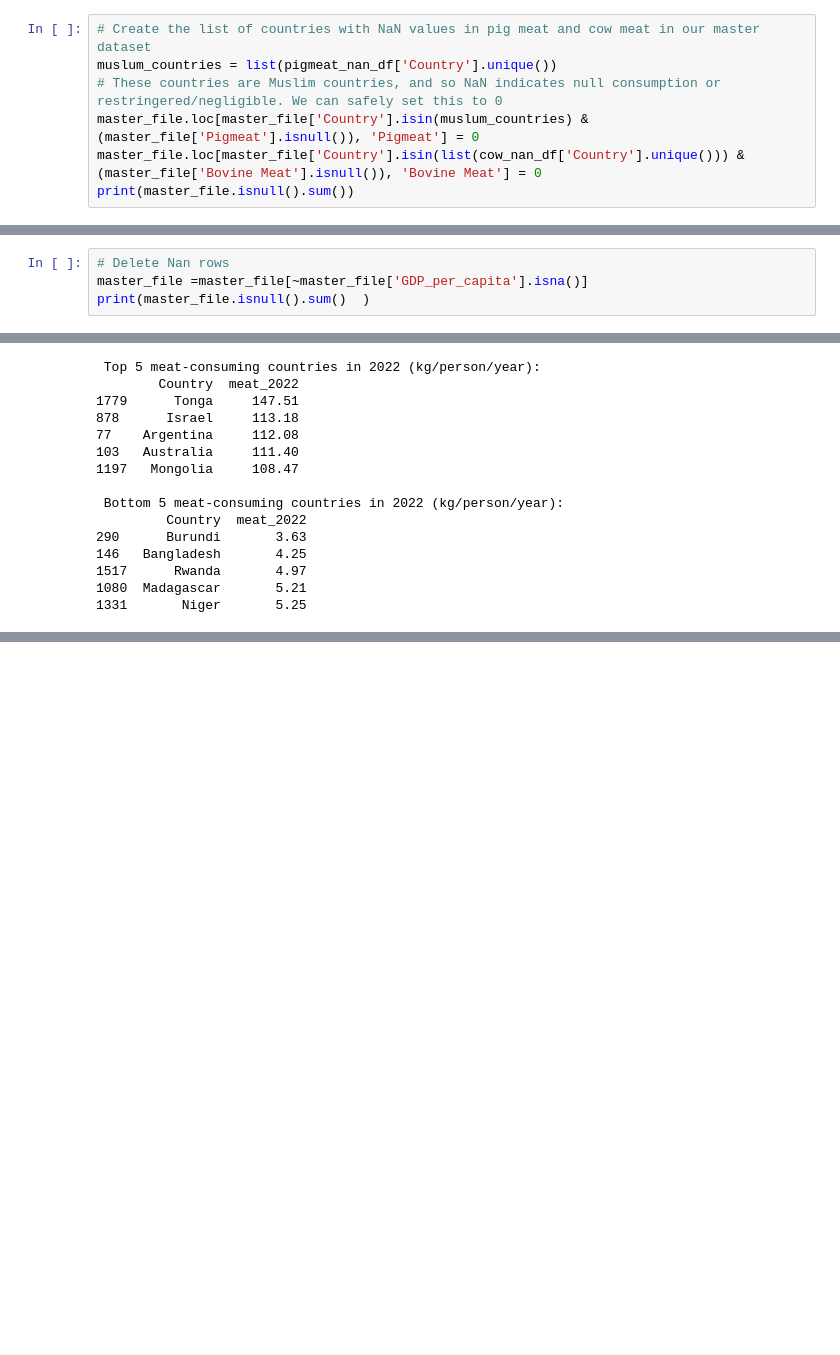
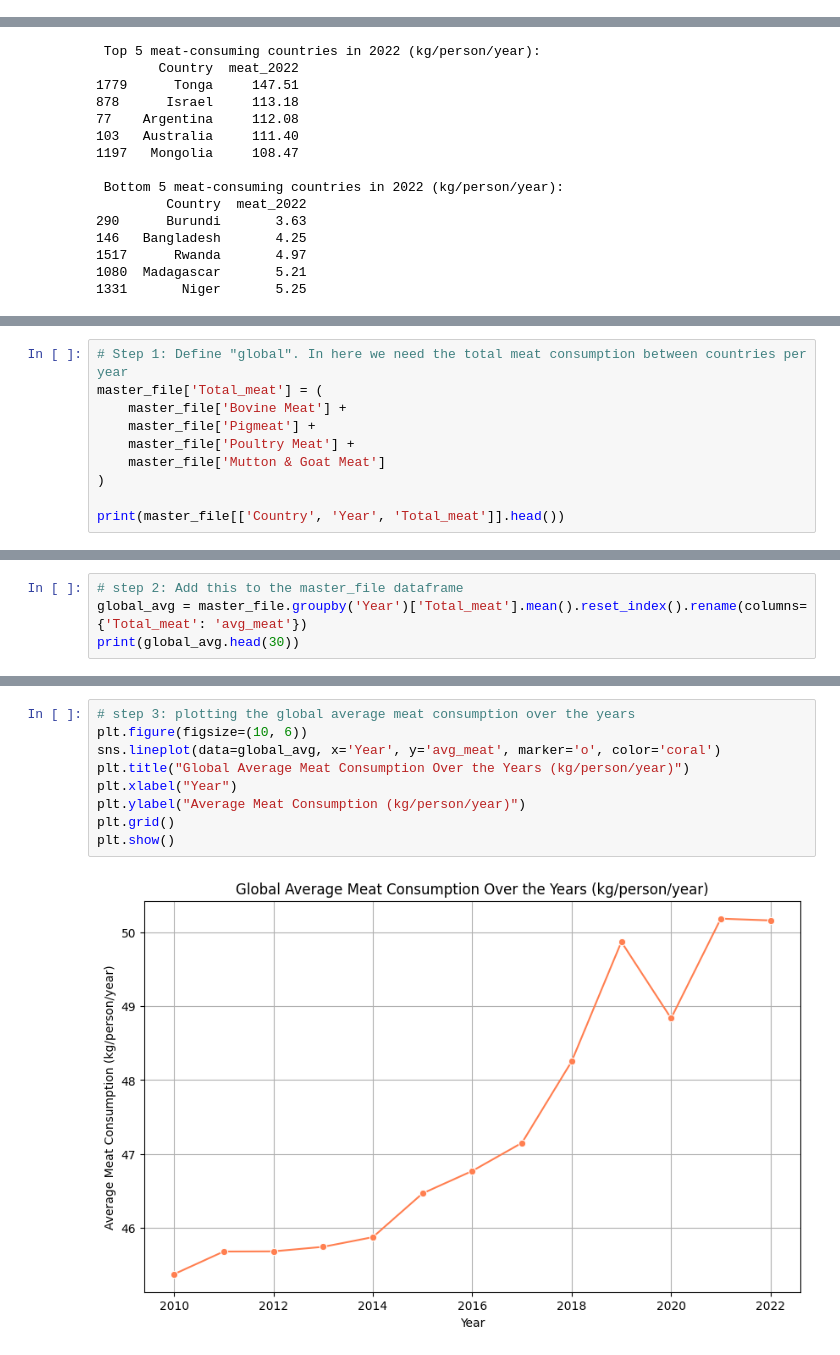
Before and after one commit to mquezada13/meat-consumption-analysis, a Jupyter notebook: notebooks/02_data_exploration.ipynb, the cells around one changed output, grey strips where cells are left out. Drawn from its saved outputs; the diff is of its cells as text; blank space fills up the shorter version.

```diff
--- a/notebooks/02_data_exploration.ipynb
+++ b/notebooks/02_data_exploration.ipynb
@@ -103,7 +87,0 @@ Countries with null meat consuption of pig (muslim countries), cow (not vialbe i
-# %%
-# Create the list of countries with NaN values in pig meat and cow meat in our master dataset
-muslum_countries = list(pigmeat_nan_df['Country'].unique())
-# These countries are Muslim countries, and so NaN indicates null consumption or restringered/negligible. We can safely set this to 0
-master_file.loc[master_file['Country'].isin(muslum_countries) & (master_file['Pigmeat'].isnull()), 'Pigmeat'] = 0
-master_file.loc[master_file['Country'].isin(list(cow_nan_df['Country'].unique())) & (master_file['Bovine Meat'].isnull()), 'Bovine Meat'] = 0
-print(master_file.isnull().sum())
@@ -136,4 +87,0 @@ We can safely delete these data since there is no big impact on the study
-# %%
-# Delete Nan rows
-master_file =master_file[~master_file['GDP_per_capita'].isna()]
-print(master_file.isnull().sum()  )
@@ -346,0 +406,10 @@ print(bottom_5[['Country', 'meat_2022']])
+# %%
+# Step 1: Define "global". In here we need the total meat consumption between countries per year
+master_file['Total_meat'] = (
+    master_file['Bovine Meat'] +
+    master_file['Pigmeat'] +
+    master_file['Poultry Meat'] +
+    master_file['Mutton & Goat Meat']
+)
+
+print(master_file[['Country', 'Year', 'Total_meat']].head())
@@ -346,0 +423,4 @@ print(bottom_5[['Country', 'meat_2022']])
+# %%
+# step 2: Add this to the master_file dataframe
+global_avg = master_file.groupby('Year')['Total_meat'].mean().reset_index().rename(columns={'Total_meat': 'avg_meat'})
+print(global_avg.head(30))
@@ -346,0 +442,11 @@ print(bottom_5[['Country', 'meat_2022']])
+# %%
+# step 3: plotting the global average meat consumption over the years
+plt.figure(figsize=(10, 6))
+sns.lineplot(data=global_avg, x='Year', y='avg_meat', marker='o', color='coral')
+plt.title("Global Average Meat Consumption Over the Years (kg/person/year)")
+plt.xlabel("Year")
+plt.ylabel("Average Meat Consumption (kg/person/year)")
+plt.grid()
+plt.show()
+# %% [output]
+[figure, added]
```
Also changed, not shown: parts of 41 cells of this notebook, 12 other files.
